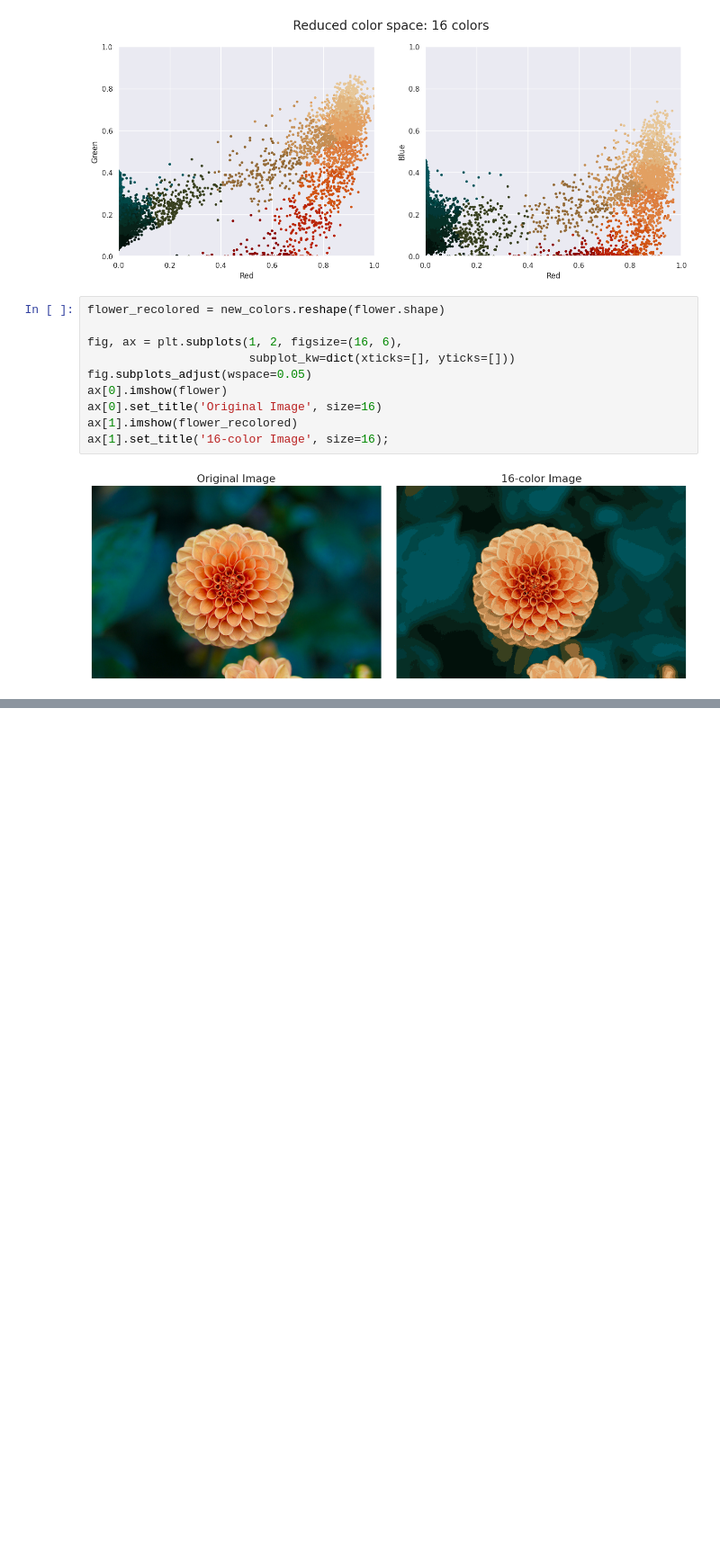
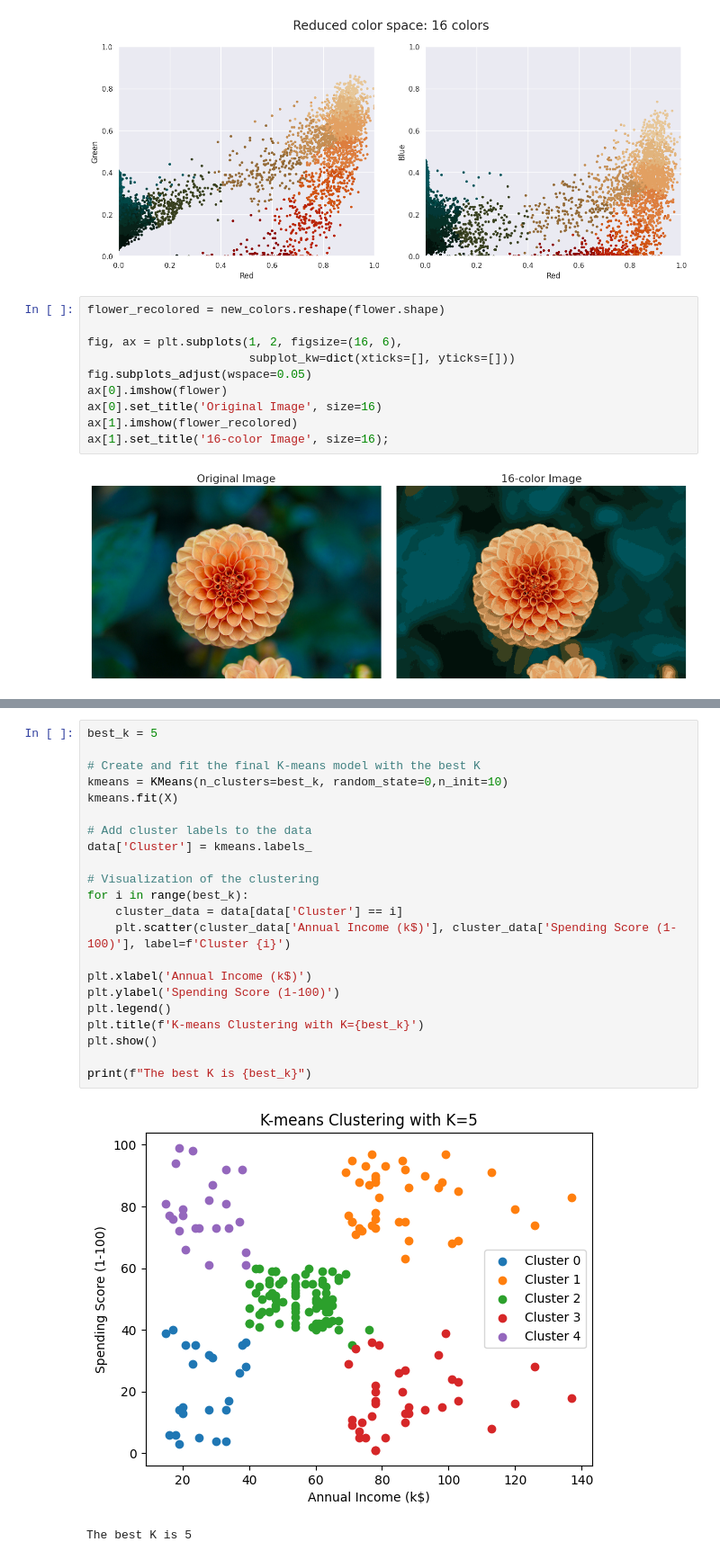
Before and after one commit to ValentinoMalakianno/Pembelajaran_Mesin2023, a Jupyter notebook: Jobsheet7_MachineLearning_ValentinoMalakianno.ipynb, the cells around one changed output, grey strips where cells are left out. Shown at 90% size. Cells and saved outputs as stored; diff of their text form; blank space fills up the shorter version.

```diff
--- a/Jobsheet7_MachineLearning_ValentinoMalakianno.ipynb
+++ b/Jobsheet7_MachineLearning_ValentinoMalakianno.ipynb
@@ -337,0 +530,25 @@ ax[1].set_title('16-color Image', size=16);
+# %%
+best_k = 5
+
+# Create and fit the final K-means model with the best K
+kmeans = KMeans(n_clusters=best_k, random_state=0,n_init=10)
+kmeans.fit(X)
+
+# Add cluster labels to the data
+data['Cluster'] = kmeans.labels_
+
+# Visualization of the clustering
+for i in range(best_k):
+    cluster_data = data[data['Cluster'] == i]
+    plt.scatter(cluster_data['Annual Income (k$)'], cluster_data['Spending Score (1-100)'], label=f'Cluster {i}')
+
+plt.xlabel('Annual Income (k$)')
+plt.ylabel('Spending Score (1-100)')
+plt.legend()
+plt.title(f'K-means Clustering with K={best_k}')
+plt.show()
+
+print(f"The best K is {best_k}")
+# %% [output]
+[figure, added]
+The best K is 5
```
Also changed, not shown: parts of 28 cells of this notebook.
